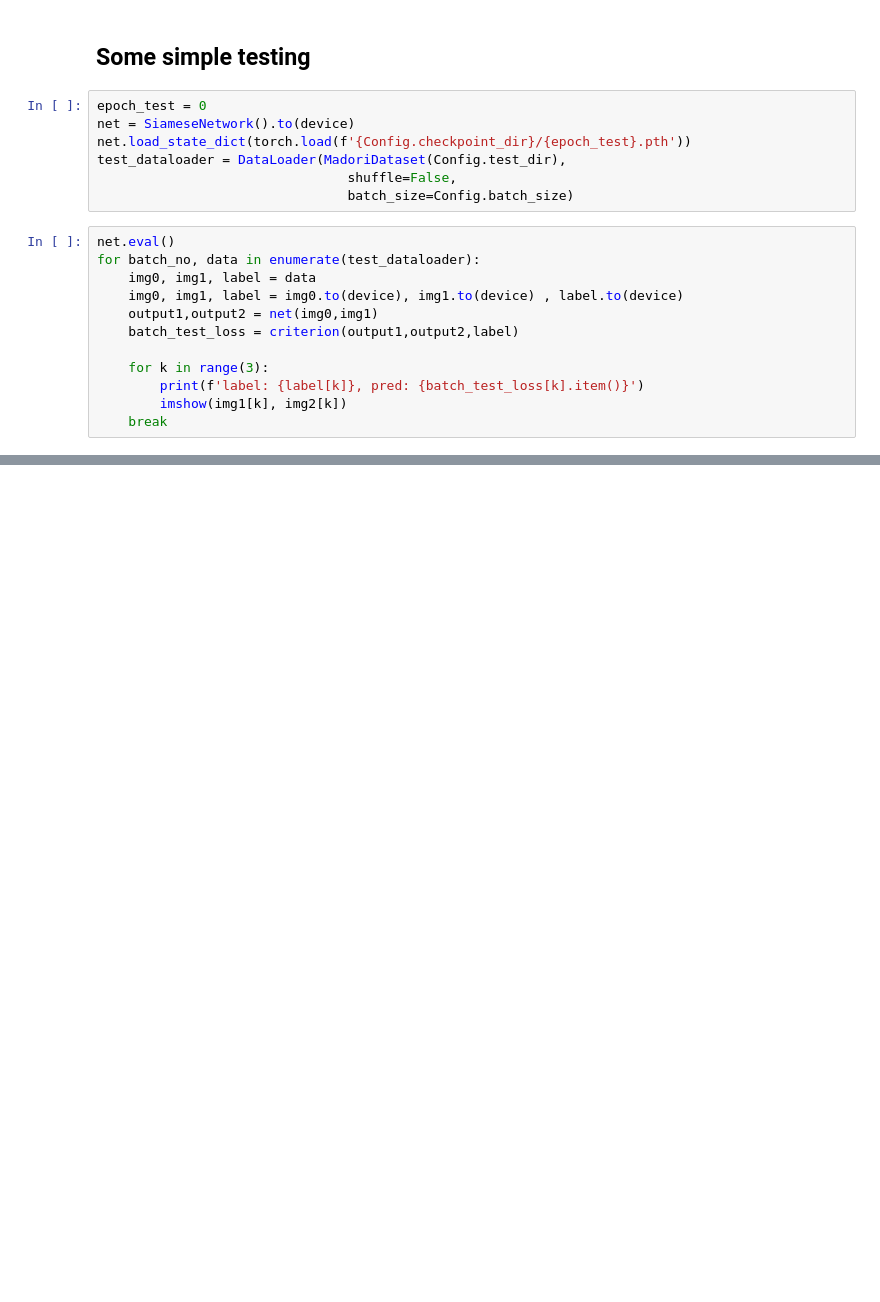
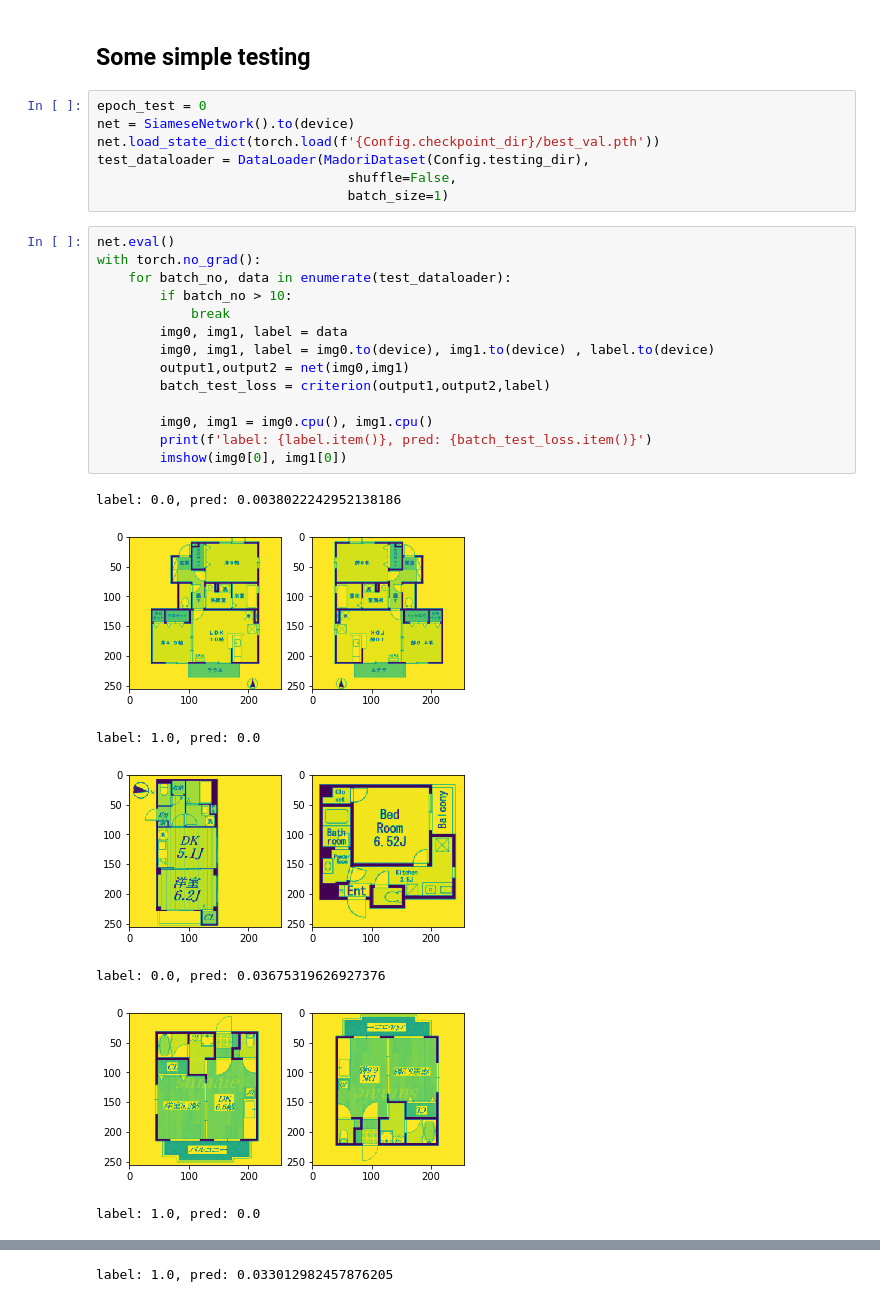
Before and after one commit to shuuchen/siamese_network, a Jupyter notebook: Siamese-networks-medium.ipynb, the cells around one changed output, grey strips where cells are left out. Saved outputs shown, nothing was run; the diff lists cells and outputs as text; blank space fills up the shorter version.

```diff
--- a/Siamese-networks-medium.ipynb
+++ b/Siamese-networks-medium.ipynb
@@ -258,19 +290,29 @@ show_plot(train_loss_history, val_loss_history)
 # %%
 epoch_test = 0
 net = SiameseNetwork().to(device)
-net.load_state_dict(torch.load(f'{Config.checkpoint_dir}/{epoch_test}.pth'))
-test_dataloader = DataLoader(MadoriDataset(Config.test_dir),
+net.load_state_dict(torch.load(f'{Config.checkpoint_dir}/best_val.pth'))
+test_dataloader = DataLoader(MadoriDataset(Config.testing_dir),
                                 shuffle=False,
-                                batch_size=Config.batch_size)
+                                batch_size=1)
 # %%
 net.eval()
-for batch_no, data in enumerate(test_dataloader):
-    img0, img1, label = data
-    img0, img1, label = img0.to(device), img1.to(device) , label.to(device)
-    output1,output2 = net(img0,img1)
-    batch_test_loss = criterion(output1,output2,label)
+with torch.no_grad():
+    for batch_no, data in enumerate(test_dataloader):
+        if batch_no > 10:
+            break
+        img0, img1, label = data
+        img0, img1, label = img0.to(device), img1.to(device) , label.to(device)
+        output1,output2 = net(img0,img1)
+        batch_test_loss = criterion(output1,output2,label)
 
-    for k in range(3):
-        print(f'label: {label[k]}, pred: {batch_test_loss[k].item()}')
-        imshow(img1[k], img2[k])
-    break
+        img0, img1 = img0.cpu(), img1.cpu()
+        print(f'label: {label.item()}, pred: {batch_test_loss.item()}')
+        imshow(img0[0], img1[0])
+# %% [output]
+label: 0.0, pred: 0.0038022242952138186
+[figure, added]
+label: 1.0, pred: 0.0
+[figure, added]
+label: 0.0, pred: 0.03675319626927376
+[figure, added]
+label: 1.0, pred: 0.0
@@ -276,0 +320 @@ for batch_no, data in enumerate(test_dataloader):
+label: 1.0, pred: 0.033012982457876205
```
Also changed, not shown: parts of 8 cells of this notebook.
